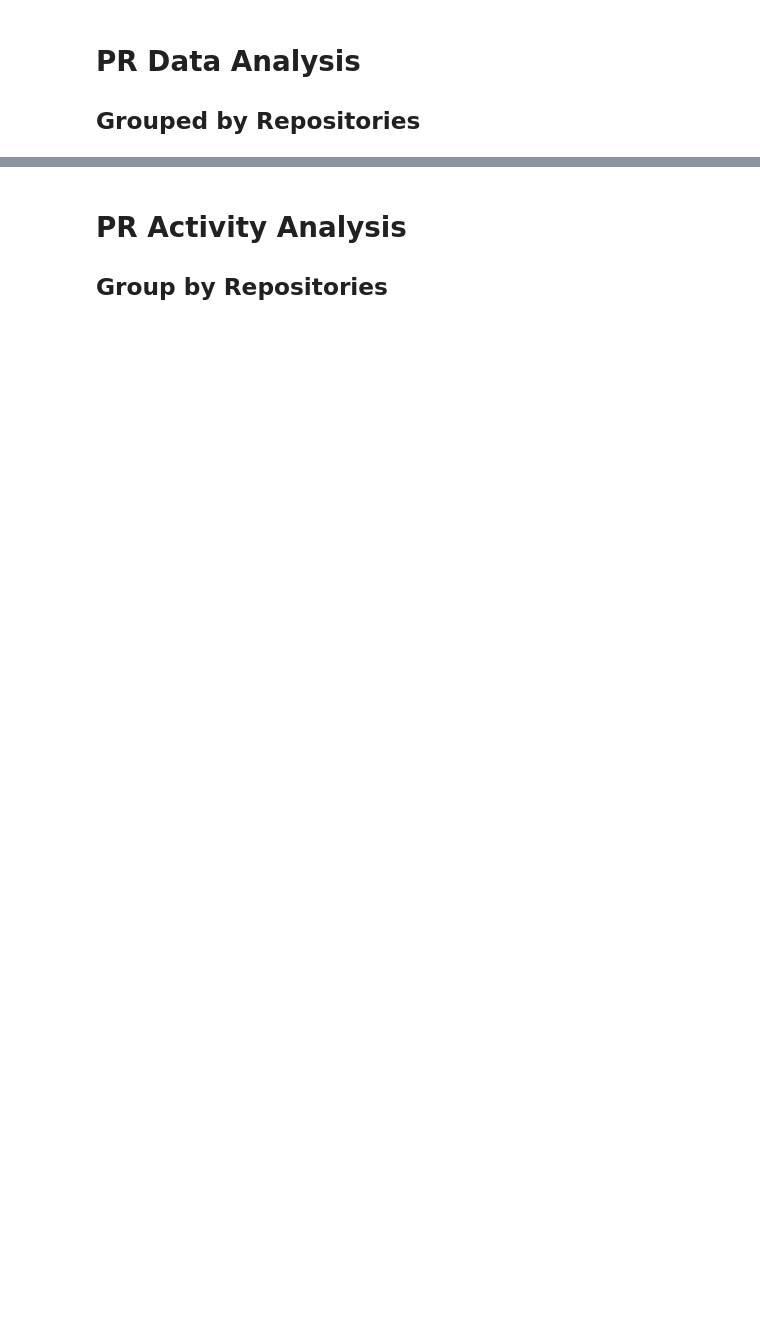
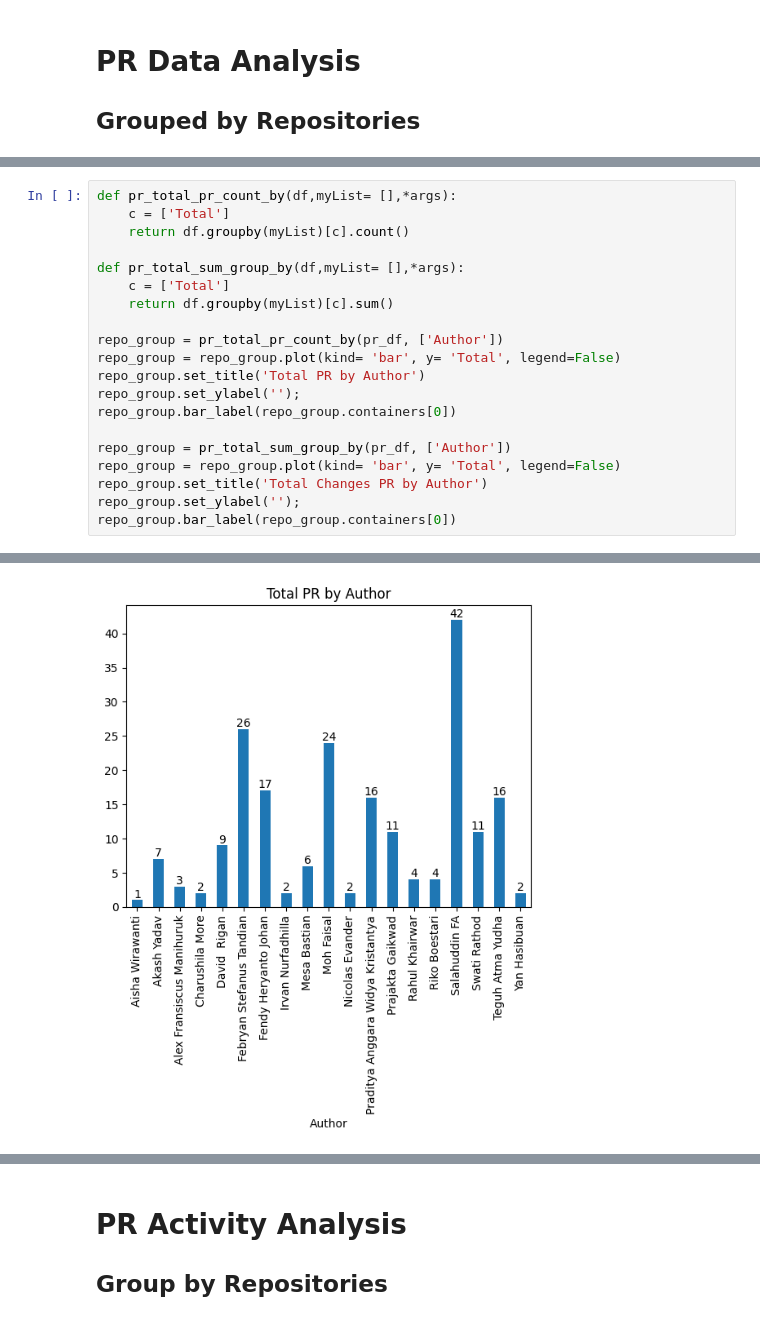
Before and after one commit to david-kartopranoto/repo-scrapper, a Jupyter notebook: generate_individual_report.ipynb, the cells around one changed output, grey strips where cells are left out. Cells and saved outputs as stored; diff of their text form; blank space fills up the shorter version.

```diff
--- a/generate_individual_report.ipynb
+++ b/generate_individual_report.ipynb
@@ -81,0 +73,21 @@ date_repo_group.legend(bbox_to_anchor=(1.0, 1.0))
+# %%
+def pr_total_pr_count_by(df,myList= [],*args):
+    c = ['Total']
+    return df.groupby(myList)[c].count()
+
+def pr_total_sum_group_by(df,myList= [],*args):
+    c = ['Total']
+    return df.groupby(myList)[c].sum()
+
+repo_group = pr_total_pr_count_by(pr_df, ['Author'])
+repo_group = repo_group.plot(kind= 'bar', y= 'Total', legend=False)
+repo_group.set_title('Total PR by Author')
+repo_group.set_ylabel('');
+repo_group.bar_label(repo_group.containers[0])
+
+repo_group = pr_total_sum_group_by(pr_df, ['Author'])
+repo_group = repo_group.plot(kind= 'bar', y= 'Total', legend=False)
+repo_group.set_title('Total Changes PR by Author')
+repo_group.set_ylabel('');
+repo_group.bar_label(repo_group.containers[0])
+# %% [output]
@@ -81,0 +113 @@ date_repo_group.legend(bbox_to_anchor=(1.0, 1.0))
+[figure, added]
```
Also changed, not shown: parts of 7 cells of this notebook, 10 other files.
